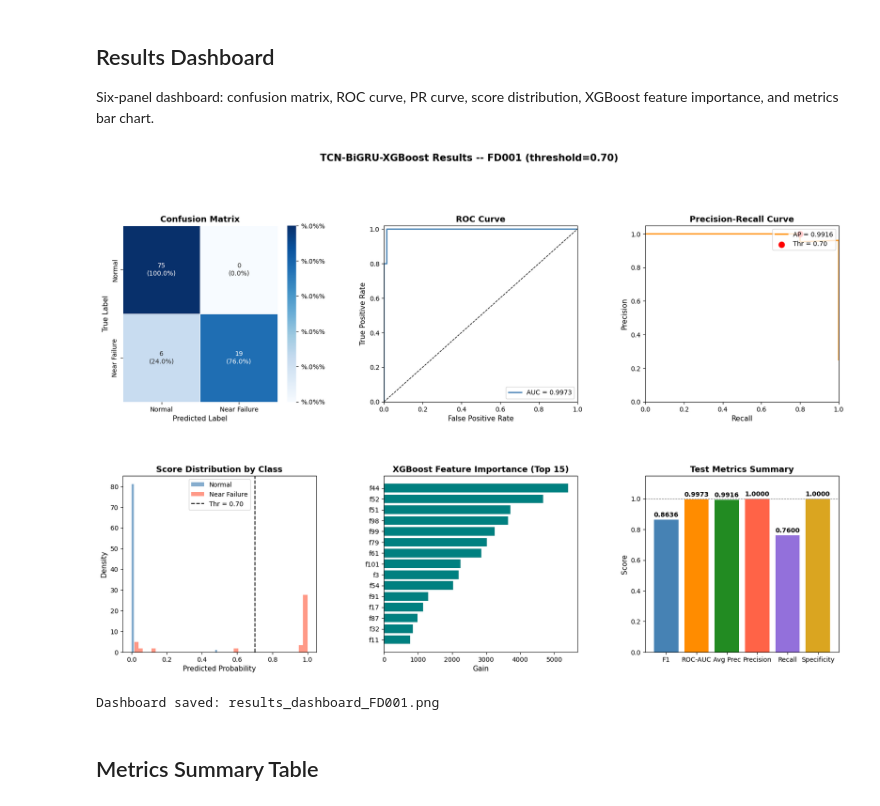
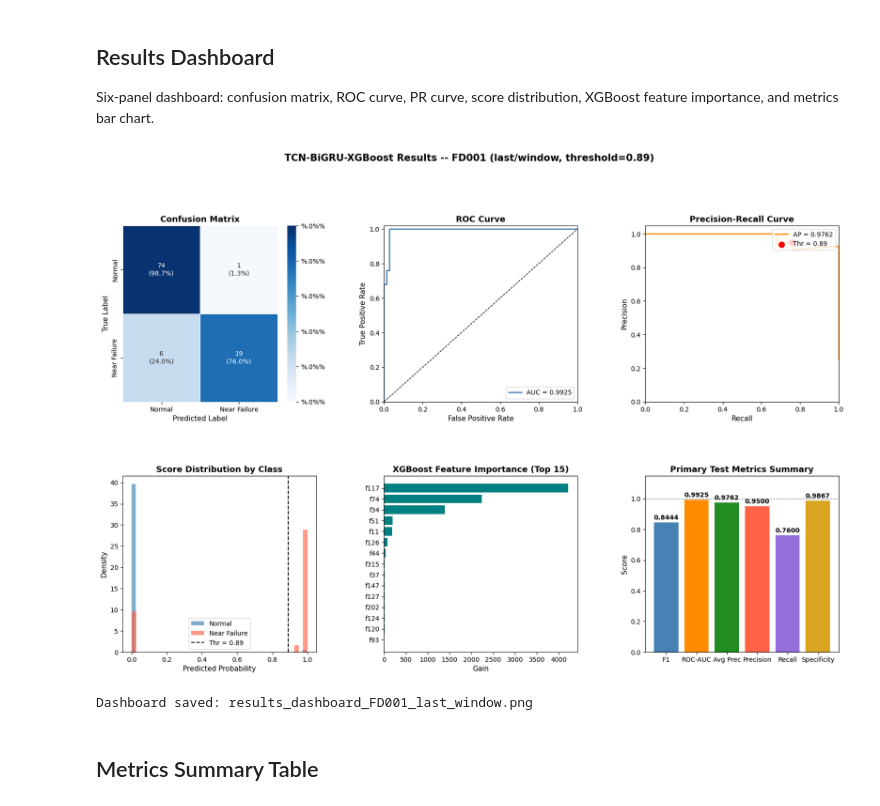
Before and after one commit to dcangundogan/airplanefailureprediction, a Jupyter notebook: tcn_bigru_xgboost_cmapss.ipynb, the cells around one changed output. Drawn from its saved outputs; the diff is of its cells as text; code cells hidden in the pictures.

```diff
--- a/tcn_bigru_xgboost_cmapss.ipynb
+++ b/tcn_bigru_xgboost_cmapss.ipynb
@@ -538,9 +736,17 @@ Fitting 3 folds for each of 2187 candidates, totalling 6561 fits
 # %% [markdown]
 ## XGBoost Final Training (Best Hyperparameters)
 # %%
-dtrain = xgb.DMatrix(emb_tr_full, label=y_tr_full)
-dval   = xgb.DMatrix(emb_val,     label=y_val)
-dtest  = xgb.DMatrix(emb_te,      label=y_te)
+# Final XGBoost: train on TRAIN ONLY (fused features), use VAL as eval for early stopping.
+# Both test protocol DMatrices are built here; neither is used for tuning.
+dtrain = xgb.DMatrix(feat_tr,  label=y_tr)
+dval   = xgb.DMatrix(feat_val, label=y_val)
+dtest_last = xgb.DMatrix(feat_te_last, label=y_te_last)
+dtest_sl   = xgb.DMatrix(feat_te_sl,   label=y_te_sl)
+
+DTEST = {
+    'last': dtest_last,
+    'sliding': dtest_sl,
+}
 
 xgb_params = {
     'objective'        : 'binary:logistic',
@@ -552,7 +758,7 @@ xgb_params = {
     'min_child_weight' : best_params.get('min_child_weight', CFG['xgb_min_child']),
     'reg_alpha'        : best_params.get('reg_alpha',        CFG['xgb_alpha']),
     'reg_lambda'       : best_params.get('reg_lambda',       CFG['xgb_lambda']),
-    'scale_pos_weight' : scale_pos_bst,   # boosted to favour recall
+    'scale_pos_weight' : scale_pos_bst,
     'tree_method'      : 'hist',
     'seed'             : 42,
 }
@@ -674,8 +1101,9 @@ weighted avg       0.94      0.94      0.94       100
 Six-panel dashboard: confusion matrix, ROC curve, PR curve, score distribution, XGBoost feature importance, and metrics bar chart.
 # %%
 def plot_confusion(ax, y_true, y_pred, classes=('Normal', 'Near Failure')):
-    cm_raw  = confusion_matrix(y_true, y_pred)
-    cm_norm = cm_raw.astype(float) / cm_raw.sum(axis=1, keepdims=True)
+    cm_raw  = confusion_matrix(y_true, y_pred, labels=[0, 1])
+    row_sum = cm_raw.sum(axis=1, keepdims=True)
+    cm_norm = np.divide(cm_raw.astype(float), row_sum, out=np.zeros_like(cm_raw, dtype=float), where=row_sum != 0)
     annot   = [[f'{v}\n({p:.1%})' for v, p in zip(rv, rp)]
                 for rv, rp in zip(cm_raw, cm_norm)]
     sns.heatmap(cm_norm, annot=annot, fmt='', cmap='Blues', ax=ax,
@@ -687,6 +1115,10 @@ def plot_confusion(ax, y_true, y_pred, classes=('Normal', 'Near Failure')):
 
 
 def plot_roc(ax, y_true, y_score):
+    if len(np.unique(y_true)) < 2:
+        ax.text(0.5, 0.5, 'ROC unavailable: one class only', ha='center', va='center')
+        ax.set_axis_off()
+        return
     fpr, tpr, _ = roc_curve(y_true, y_score)
     auc_v = roc_auc_score(y_true, y_score)
     ax.plot(fpr, tpr, lw=2, color='steelblue', label=f'AUC = {auc_v:.4f}')
@@ -699,6 +1131,10 @@ def plot_roc(ax, y_true, y_score):
 
 
 def plot_pr(ax, y_true, y_score, threshold):
+    if len(np.unique(y_true)) < 2:
+        ax.text(0.5, 0.5, 'PR unavailable: one class only', ha='center', va='center')
+        ax.set_axis_off()
+        return
     prec, rec, thrs = precision_recall_curve(y_true, y_score)
     ap_v = average_precision_score(y_true, y_score)
     ax.plot(rec, prec, lw=2, color='darkorange', label=f'AP = {ap_v:.4f}')
@@ -716,8 +1152,10 @@ def plot_pr(ax, y_true, y_score, threshold):
 def plot_score_dist(ax, y_true, y_score, threshold):
     for label, color, name in [(0, 'steelblue', 'Normal'),
                                 (1, 'tomato', 'Near Failure')]:
-        ax.hist(y_score[y_true == label], bins=40, alpha=0.65,
-                color=color, label=name, density=True)
+        vals = y_score[y_true == label]
+        if len(vals) > 0:
+            ax.hist(vals, bins=40, alpha=0.65,
+                    color=color, label=name, density=True)
     ax.axvline(threshold, color='black', linestyle='--', lw=1.5,
                label=f'Thr = {threshold:.2f}')
     ax.set_xlabel('Predicted Probability', fontsize=11)
@@ -749,43 +1187,43 @@ def plot_metrics_bar(ax, metrics_dict):
                 f'{val:.4f}', ha='center', va='bottom', fontsize=10, fontweight='bold')
     ax.set_ylim(0, 1.15)
     ax.set_ylabel('Score', fontsize=11)
-    ax.set_title('Test Metrics Summary', fontsize=13, fontweight='bold')
+    ax.set_title('Primary Test Metrics Summary', fontsize=13, fontweight='bold')
     ax.axhline(1.0, color='gray', linestyle='--', lw=0.8)
 
 
 metrics_dict = {
     'F1'         : f1,
     'ROC-AUC'    : auc,
     'Avg Prec'   : ap,
     'Precision'  : precision,
     'Recall'     : recall,
     'Specificity': spec,
 }
 
 fig = plt.figure(figsize=(20, 12))
-fig.suptitle(f'TCN-BiGRU-XGBoost Results -- {FD} (threshold={best_thr:.2f})',
+fig.suptitle(f'TCN-BiGRU-XGBoost Results -- {FD} ({primary_protocol}/{primary_decision_mode}, threshold={best_thr:.2f})',
              fontsize=15, fontweight='bold', y=1.01)
 gs  = gridspec.GridSpec(2, 3, figure=fig, hspace=0.42, wspace=0.35)
 ax1 = fig.add_subplot(gs[0, 0])
 ax2 = fig.add_subplot(gs[0, 1])
 ax3 = fig.add_subplot(gs[0, 2])
 ax4 = fig.add_subplot(gs[1, 0])
 ax5 = fig.add_subplot(gs[1, 1])
 ax6 = fig.add_subplot(gs[1, 2])
 
 plot_confusion(ax1, y_te, test_preds)
 plot_roc(ax2, y_te, test_probs)
 plot_pr(ax3, y_te, test_probs, best_thr)
 plot_score_dist(ax4, y_te, test_probs, best_thr)
 plot_feat_importance(ax5, xgb_model)
 plot_metrics_bar(ax6, metrics_dict)
 
-plt.savefig(f'results_dashboard_{FD}.png', dpi=150, bbox_inches='tight')
+plt.savefig(f'results_dashboard_{FD}_{primary_protocol}_{primary_decision_mode}.png', dpi=150, bbox_inches='tight')
 plt.show()
-print(f'Dashboard saved: results_dashboard_{FD}.png')
+print(f'Dashboard saved: results_dashboard_{FD}_{primary_protocol}_{primary_decision_mode}.png')
 # %% [output]
-[figure, old version]
+[figure, new version]
-Dashboard saved: results_dashboard_FD001.png
+Dashboard saved: results_dashboard_FD001_last_window.png
 # %% [markdown]
 ## Metrics Summary Table
 # %%
```
Also changed, not shown: parts of 21 cells of this notebook, 47 other files.
